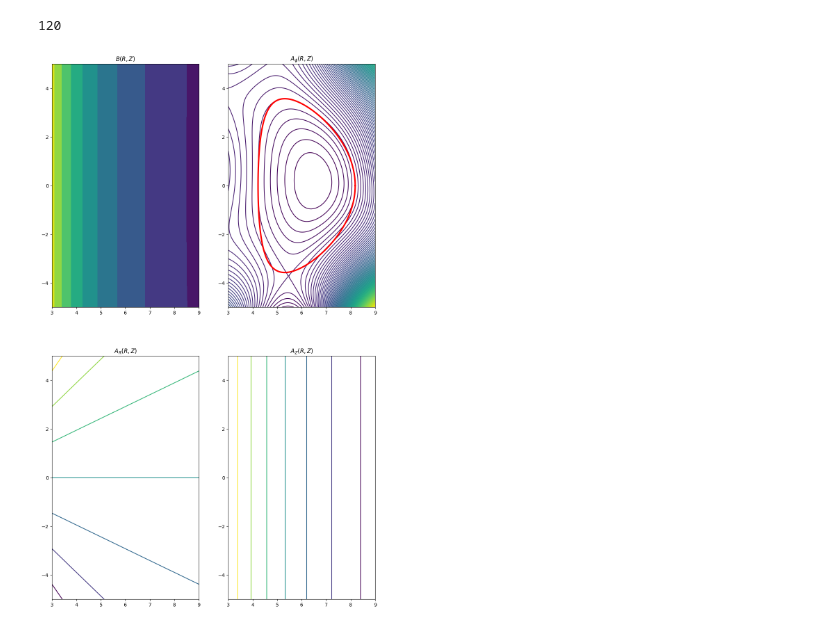
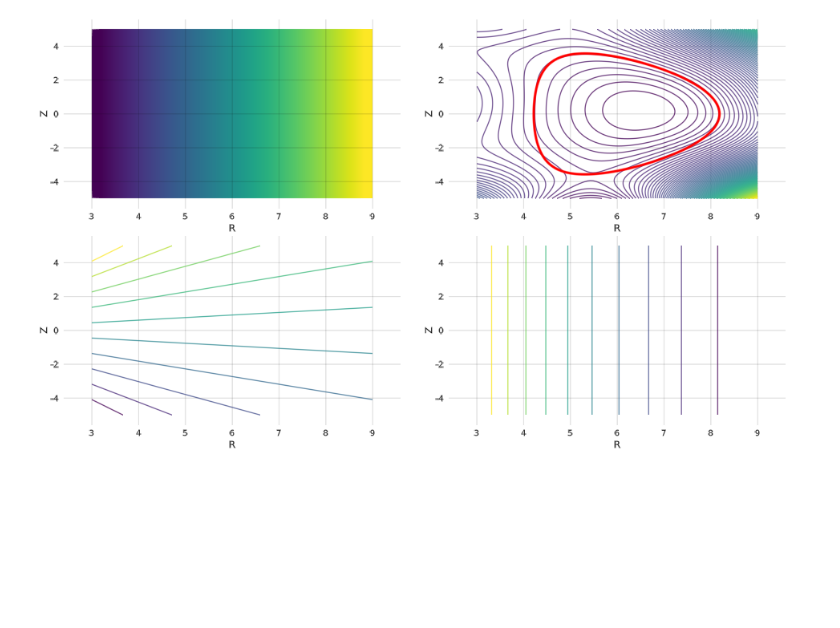
Before and after one commit to JuliaPlasma/ElectromagneticFields.jl, a Jupyter notebook: examples/axisymmetric_solovev_xpoint.ipynb, the cells around one changed output. Saved outputs shown, nothing was run; the diff lists cells and outputs as text; code cells hidden in the pictures; blank space fills up the shorter version.

```diff
--- a/examples/axisymmetric_solovev_xpoint.ipynb
+++ b/examples/axisymmetric_solovev_xpoint.ipynb
@@ -46,11 +30,11 @@ Generating function B₁
 # %%
 nr = 100
 nz = 120
+nl = 10
+;
-# %% [output]
-120
 # %%
-rgrid = linspace( 3.0,  9.0, nr)
-zgrid = linspace(-5.0, +5.0, nz)
+rgrid = LinRange( 3.0,  9.0, nr)
+zgrid = LinRange(-5.0, +5.0, nz)
 ;
 # %%
 xgrid = rgrid ./ R0
@@ -73,21 +57,23 @@ for i in 1:nr
 end
 # %%
 # compute separatrix for comparison
-τ = linspace(0, 2π, 200)
-boundary_X = 1 + ϵ * cos.(τ .+ asin(δ) .* sin.(τ) )
-boundary_Y = ϵ * κ * sin.(τ)
+τ = LinRange(0, 2π, 200)
+boundary_X = 1 .+ ϵ .* cos.(τ .+ asin(δ) .* sin.(τ) )
+boundary_Y = ϵ .* κ .* sin.(τ)
 ;
-# %%
-fig, axes = subplots(2, 2, figsize=(12,20))
-axes[1,1][:contourf](rgrid, zgrid, field.')
-axes[1,2][:contour](rgrid, zgrid, potAP.', 100)
-axes[1,2][:plot](boundary_X.*R0, boundary_Y.*R0, "r", lw=3)
-axes[2,1][:contour](rgrid, zgrid, potAR.')
-axes[2,2][:contour](rgrid, zgrid, potAZ.')
-axes[1,1][:set_title](L"$B(R,Z)$")
-axes[1,2][:set_title](L"$A_\phi(R,Z)$")
-axes[2,1][:set_title](L"$A_R(R,Z)$")
-axes[2,2][:set_title](L"$A_Z(R,Z)$")
-show()
-# %% [output]
-[figure, removed]
+# %%
+axis = (names = (axisnames = ("R", "Z"),),)
+scene = hbox(
+    vbox(
+        contour(rgrid, zgrid, potAR, axis=axis, levels=nl),#L"$A_R(R,Z)$"
+        contour(rgrid, zgrid, potAZ, axis=axis, levels=nl) #L"$A_Z(R,Z)$"
+    ),
+    vbox(
+        contour(rgrid, zgrid, field, axis=axis, levels=nl, linewidth=0, fillrange=true),#L"$B(R,Z)$"
+        contour(rgrid, zgrid, potAP, axis=axis, levels=100)#L"$A_\phi(R,Z)$"
+    )
+)
+lines!(scene.children[2].children[2], boundary_X.*R0, boundary_Y.*R0, color=:red, linewidth=3)
+scene
+# %% [output]
+[figure, added]
```
Also changed, not shown: parts of 4 cells of this notebook, 18 other files.
